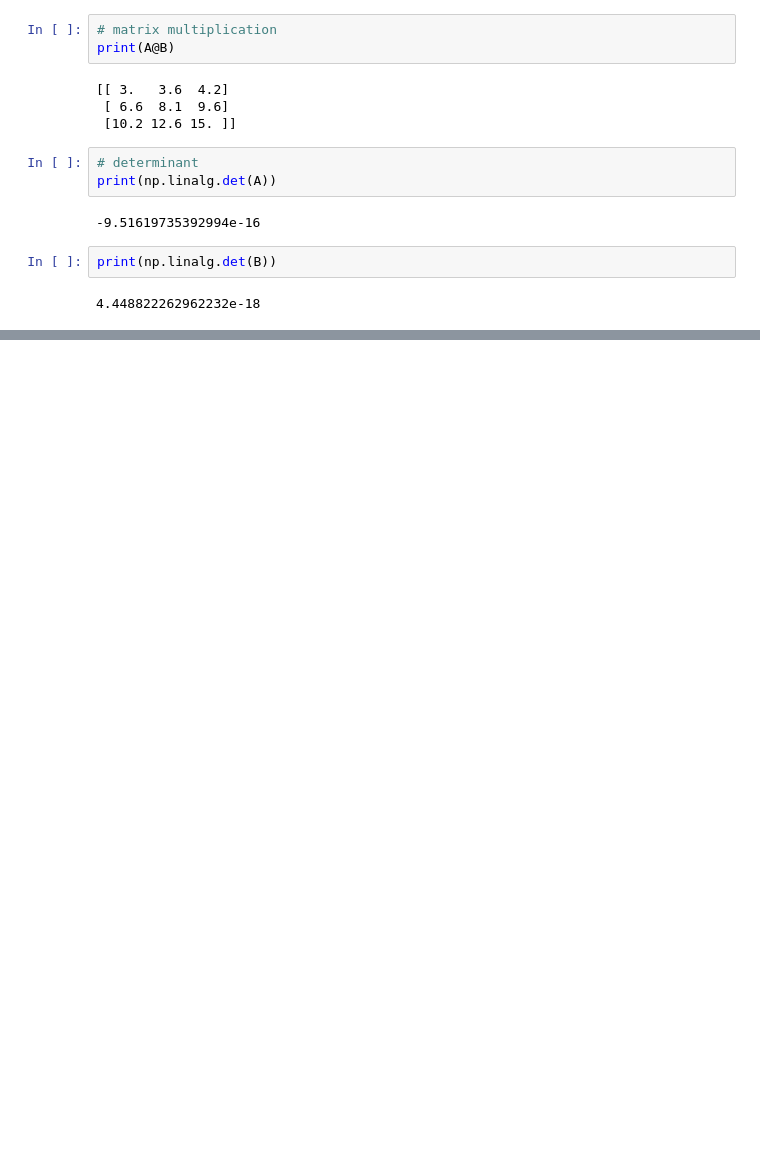
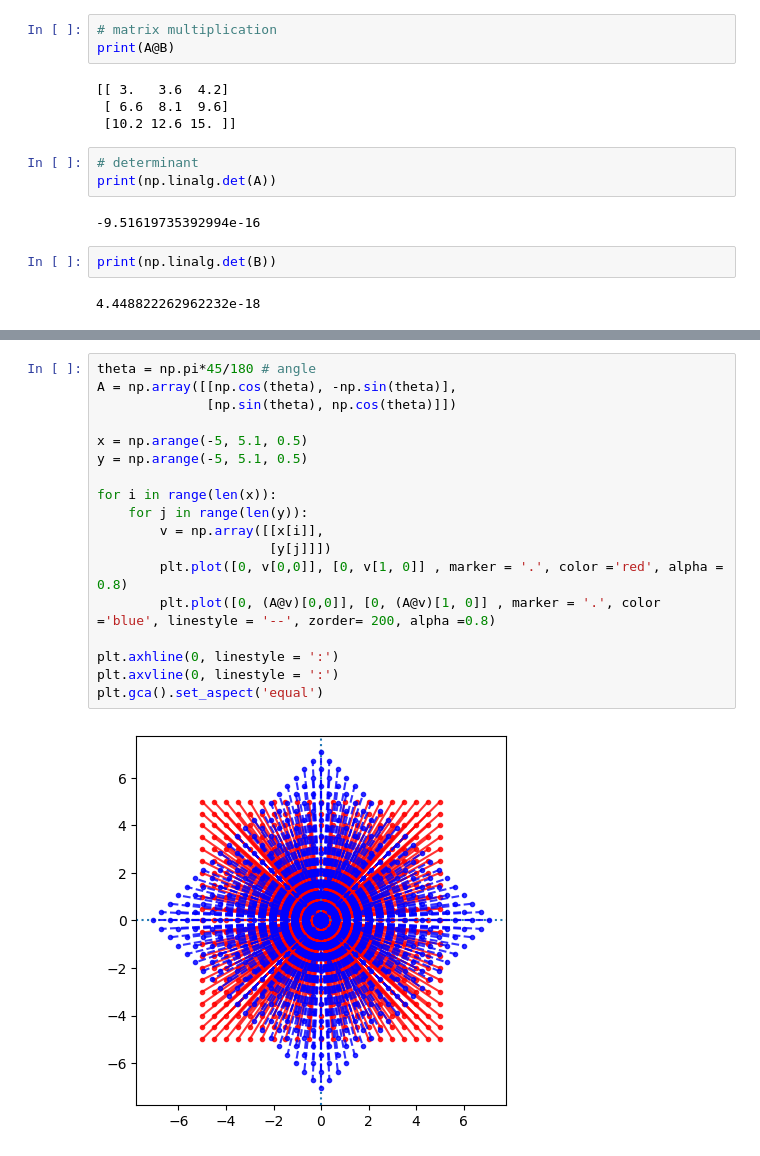
Before and after one commit to Asish7327/teaching_504M_jan26, a Jupyter notebook: class23_workout.ipynb, the cells around one changed output, grey strips where cells are left out. Saved outputs shown, nothing was run; the diff lists cells and outputs as text; blank space fills up the shorter version.

```diff
--- a/class23_workout.ipynb
+++ b/class23_workout.ipynb
@@ -184,0 +200,20 @@ print(np.linalg.det(B))
+# %%
+theta = np.pi*45/180 # angle
+A = np.array([[np.cos(theta), -np.sin(theta)],
+              [np.sin(theta), np.cos(theta)]])
+
+x = np.arange(-5, 5.1, 0.5)
+y = np.arange(-5, 5.1, 0.5)
+
+for i in range(len(x)):
+    for j in range(len(y)):
+        v = np.array([[x[i]],
+                      [y[j]]])
+        plt.plot([0, v[0,0]], [0, v[1, 0]] , marker = '.', color ='red', alpha = 0.8)
+        plt.plot([0, (A@v)[0,0]], [0, (A@v)[1, 0]] , marker = '.', color ='blue', linestyle = '--', zorder= 200, alpha =0.8)
+
+plt.axhline(0, linestyle = ':')
+plt.axvline(0, linestyle = ':')
+plt.gca().set_aspect('equal')
+# %% [output]
+[figure, added]
```
Also changed, not shown: parts of 5 cells of this notebook.
